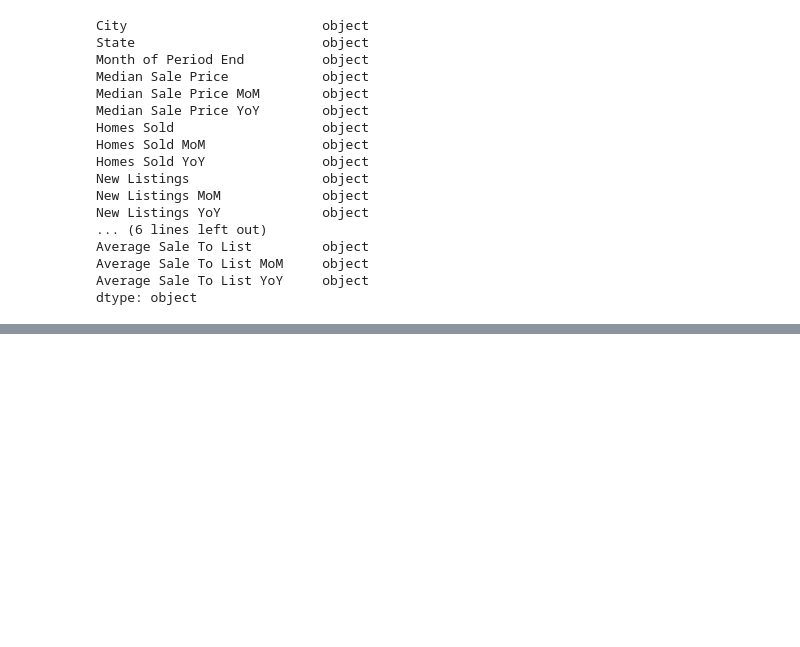
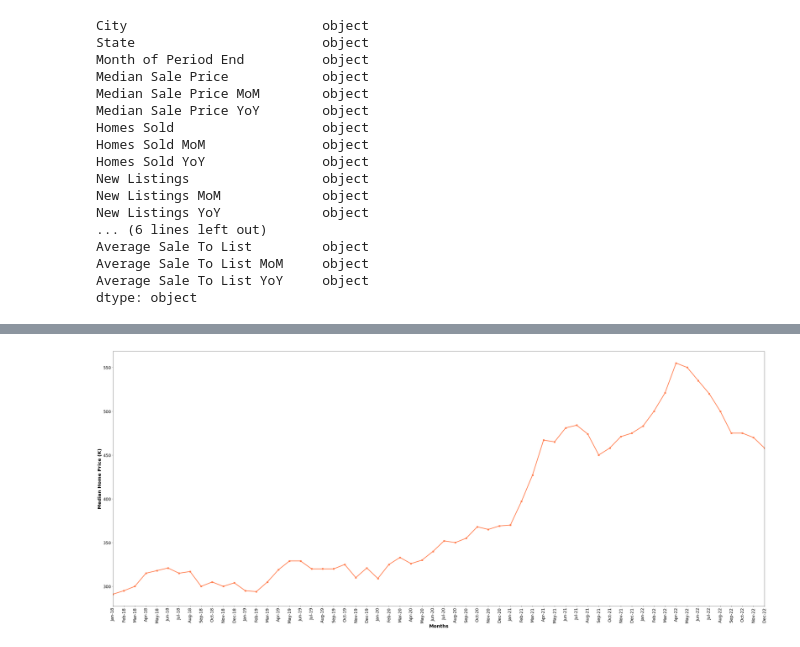
Before and after one commit to marthagriggs9/group4_project, a Jupyter notebook: austindallastest.ipynb, the cells around one changed output, grey strips where cells are left out. Cells and saved outputs as stored; diff of their text form; code cells hidden in the pictures; blank space fills up the shorter version.

Commit message:
updated graphs

```diff
--- a/austindallastest.ipynb
+++ b/austindallastest.ipynb
@@ -108,3 +108,8 @@ Average Sale To List         object
 Average Sale To List MoM     object
 Average Sale To List YoY     object
 dtype: object
+# %%
+austin_data["Median Sale Price"] = austin_data["Median Sale Price"].str.replace("$", "")
+austin_data["Median Sale Price"] = austin_data["Median Sale Price"].str.replace("K", "")
+austin_data["Median Sale Price"] = austin_data["Median Sale Price"].astype(float)
+austin_data.head()
@@ -110,0 +137,3 @@ dtype: object
+# %%
+austin_2018_2022 = austin_data.iloc[71:131]
+austin_2018_2022
@@ -110,0 +181,12 @@ dtype: object
+# %%
+import matplotlib
+plt.figure(figsize= (50,20))
+plt.plot(austin_2018_2022["Month of Period End"], austin_2018_2022["Median Sale Price"], marker="s", linewidth=3, color= "coral")
+plt.xticks(austin_2018_2022["Month of Period End"], rotation=90, fontsize= 18)
+matplotlib.rc("ytick", labelsize=18)
+plt.xlabel("Months", fontsize = 20, fontweight= "bold")
+plt.ylabel("Median Home Price (K)", fontsize = 20, fontweight= "bold")
+plt.xlim("Jan-18", "Dec-22")
+plt.show()
+# %% [output]
+[figure, added]
```
Also changed, not shown: parts of 5 cells of this notebook.
